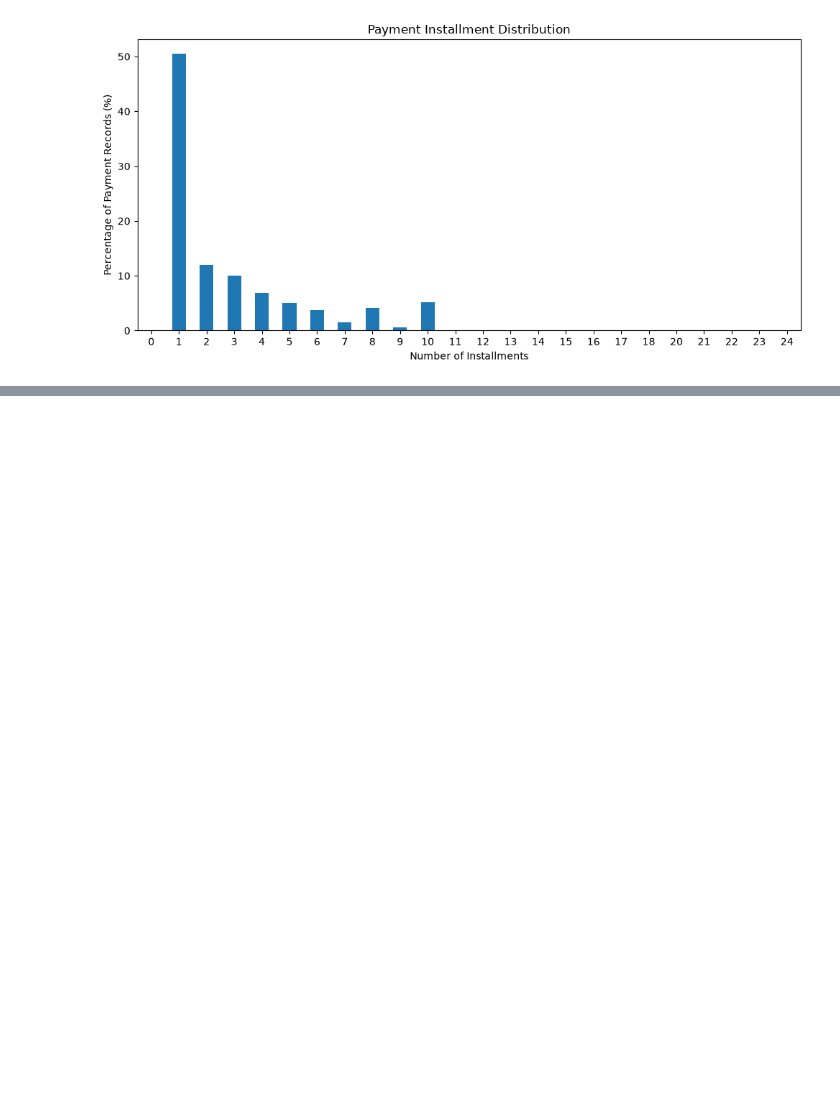
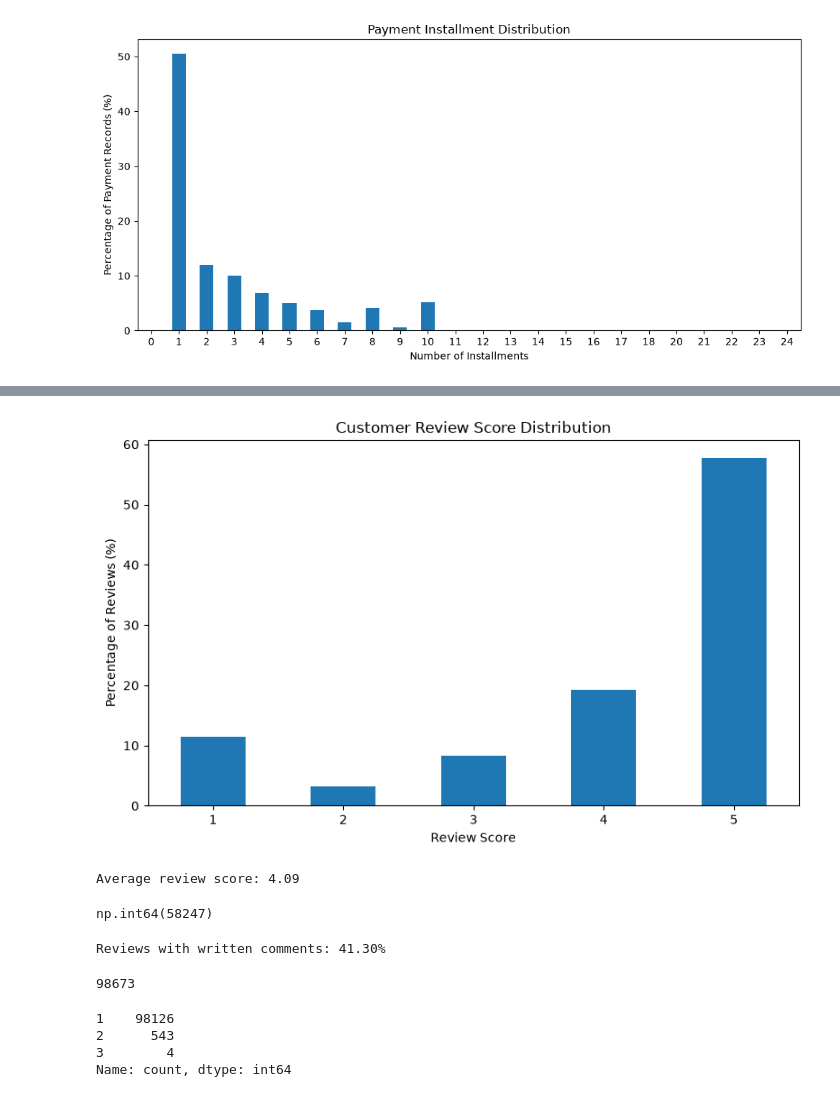
Before and after one commit to PoojaMandal7355/olist-ecommerce-analytics, a Jupyter notebook: notebooks/01_olist_eda.ipynb, the cells around one changed output, grey strips where cells are left out. Drawn from its saved outputs; the diff is of its cells as text; code cells hidden in the pictures; blank space fills up the shorter version.

Commit message:
Add review and delivery analysis

```diff
--- a/notebooks/01_olist_eda.ipynb
+++ b/notebooks/01_olist_eda.ipynb
@@ -715,0 +728,10 @@ plt.show()
+# %%
+review_score_pct = (
+    reviews["review_score"]
+    .value_counts(normalize=True)
+    .sort_index()
+    .mul(100)
+    .round(2)
+)
+
+review_score_pct
@@ -715,0 +746,53 @@ plt.show()
+# %%
+plt.figure(figsize=(8, 5))
+
+review_score_pct.plot(kind="bar")
+
+plt.title("Customer Review Score Distribution")
+plt.xlabel("Review Score")
+plt.ylabel("Percentage of Reviews (%)")
+
+plt.xticks(rotation=0)
+plt.tight_layout()
+plt.show()
+# %% [output]
+[figure, added]
+# %%
+average_review_score = reviews["review_score"].mean()
+
+print(f"Average review score: {average_review_score:.2f}")
+# %% [output]
+Average review score: 4.09
+# %%
+reviews["review_comment_message"].isnull().sum()
+# %% [output]
+np.int64(58247)
+# %%
+review_comment_pct = (
+    reviews["review_comment_message"]
+    .notna()
+    .mean()
+    * 100
+)
+
+print(f"Reviews with written comments: {review_comment_pct:.2f}%")
+# %% [output]
+Reviews with written comments: 41.30%
+# %%
+reviews["order_id"].nunique()
+# %% [output]
+98673
+# %%
+reviews_per_order = (
+    reviews.groupby("order_id")
+    .size()
+    .value_counts()
+    .sort_index()
+)
+
+reviews_per_order
+# %% [output]
+1    98126
+2      543
+3        4
+Name: count, dtype: int64
```
Also changed, not shown: parts of 8 cells of this notebook.
